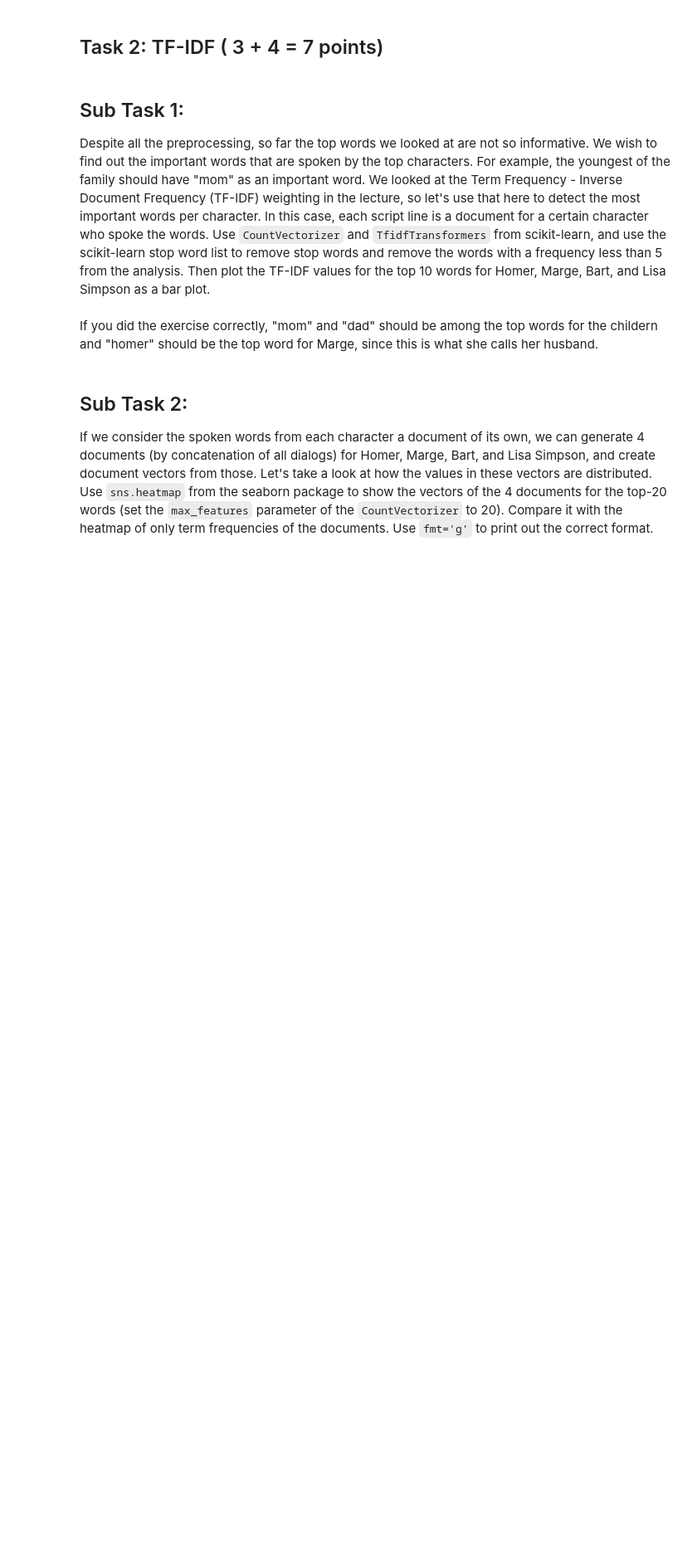
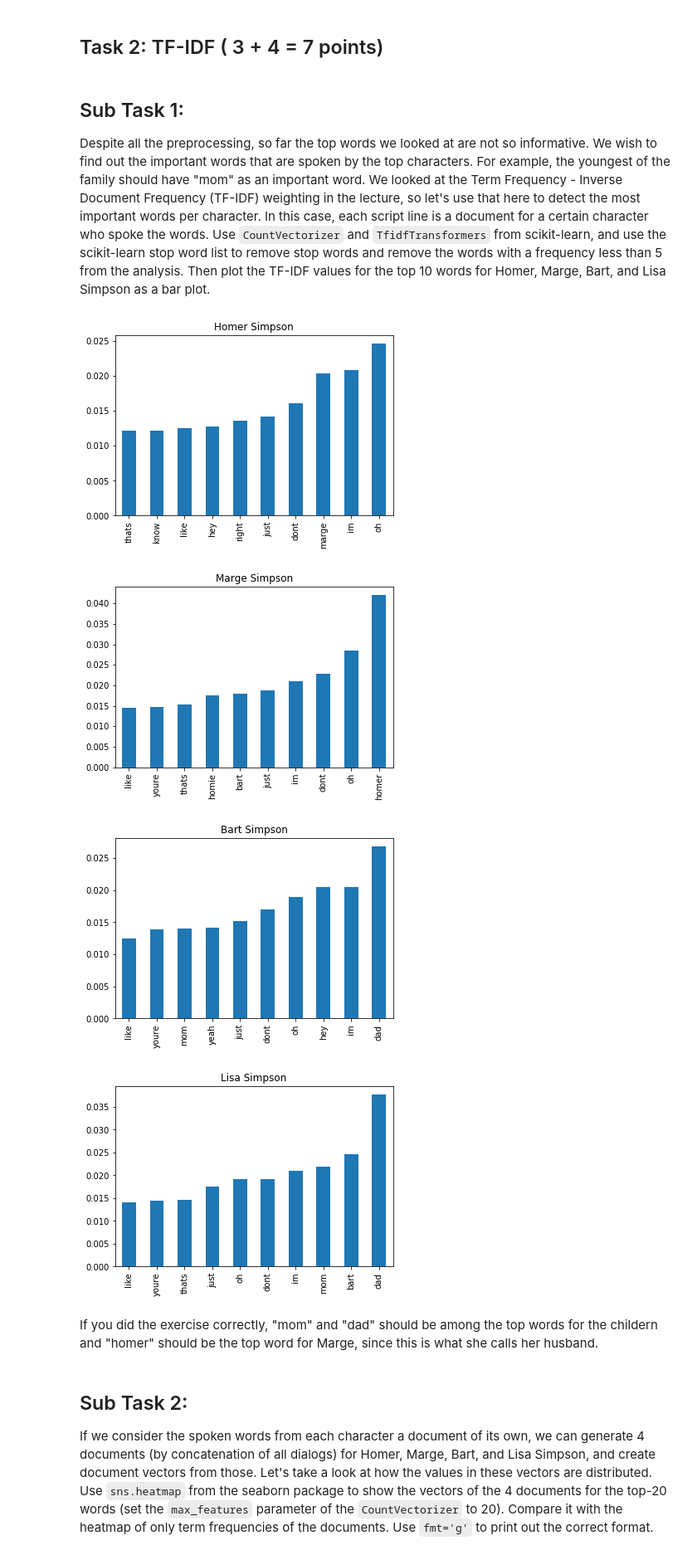
Before and after one commit to gitdxj/Text-Mining, a Jupyter notebook: ITA_assignment_2.ipynb, the cells around one changed output. Shown at 83% size. Drawn from its saved outputs; the diff is of its cells as text; code cells hidden in the pictures; blank space fills up the shorter version.

```diff
--- a/ITA_assignment_2.ipynb
+++ b/ITA_assignment_2.ipynb
@@ -349,14 +316,37 @@ from sklearn.feature_extraction.text import CountVectorizer
 from sklearn.feature_extraction.text import TfidfTransformer
 del df_script['id']
 df_script = df_script.rename(columns = {'character_id':'id'})  # to merge easily
-# %%
-merged_data = #merge the dataframes to the characters to get the names and drop nan values
-
-for name in ['Homer Simpson', 'Marge Simpson', 'Bart Simpson', 'Lisa Simpson']:
-    ##### Your code ######
-    count_vectorized =
-    transformer =
-    ### Don't forget that you need the tfidf values for a single word averaged across documents ####
+# %%
+from sklearn.feature_extraction.text import ENGLISH_STOP_WORDS  # import stop words list from scikit-learn
+
+merged_data = pd.merge(df_script, df_characters, how='left', on='id')#merge the dataframes to the characters to get the names and drop nan values
+
+for name in ['Homer Simpson', 'Marge Simpson', 'Bart Simpson', 'Lisa Simpson']:
+    ##### Your code ######
+    corpus = merged_data[merged_data['name']==name]['spoken_words'].tolist()
+    vectorizer = CountVectorizer(stop_words=ENGLISH_STOP_WORDS)
+    transformer = TfidfTransformer()
+    count_vectorized = vectorizer.fit_transform(corpus)
+    words = np.asarray(vectorizer.get_feature_names())
+    freq_matrix = count_vectorized.toarray()
+    freq_vect = np.sum(freq_matrix, axis=0)
+    # remove words whose frequency is less than 5
+    deleted_cols = np.where(freq_vect<5)
+    freq_matrix = np.delete(freq_matrix, deleted_cols, axis=1)
+    words = np.delete(words, deleted_cols)
+    # calculate tfidf matrix
+    tfidf = transformer.fit_transform(freq_matrix)
+    tfidf_word_vect = np.sum(tfidf.toarray(), axis=0)
+    sorted_tfidf_indices = np.argsort(tfidf_word_vect)
+    most_spoken_words = words.take(sorted_tfidf_indices[len(words)-10:len(words)])
+    pd.Series(np.mean(tfidf.toarray(), axis=0).take(sorted_tfidf_indices[len(words)-10:len(words)]), index=most_spoken_words).plot(kind='bar', title=name)
+    plt.show()
+    ### Don't forget that you need the tfidf values for a single word averaged across documents ####
+# %% [output]
+[figure, added]
+[figure, added]
+[figure, added]
+[figure, added]
 # %% [markdown]
 If you did the exercise correctly, "mom" and "dad" should be among the top words for the childern and "homer" should be the top word for Marge, since this is what she calls her husband.
 # %% [markdown]
```
Also changed, not shown: parts of 35 cells of this notebook.
